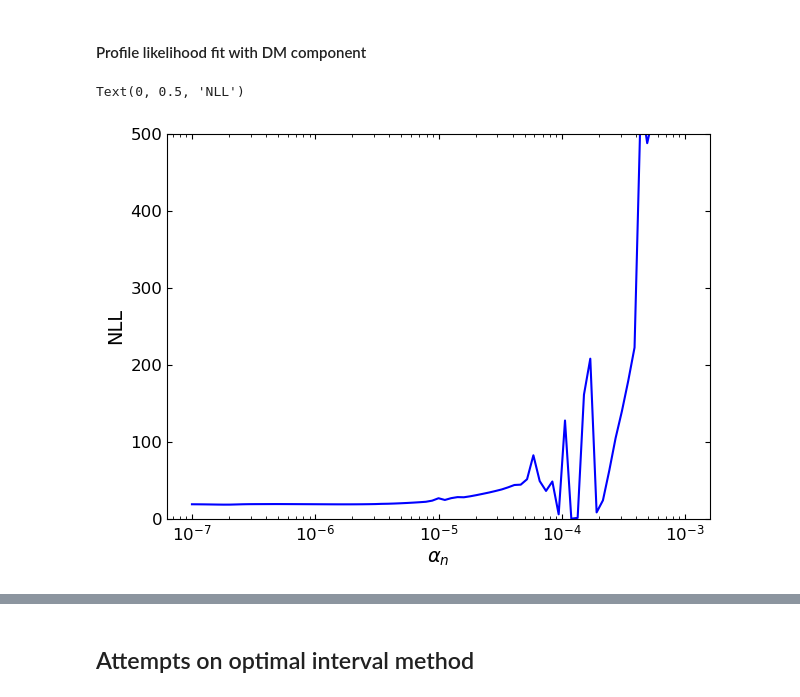
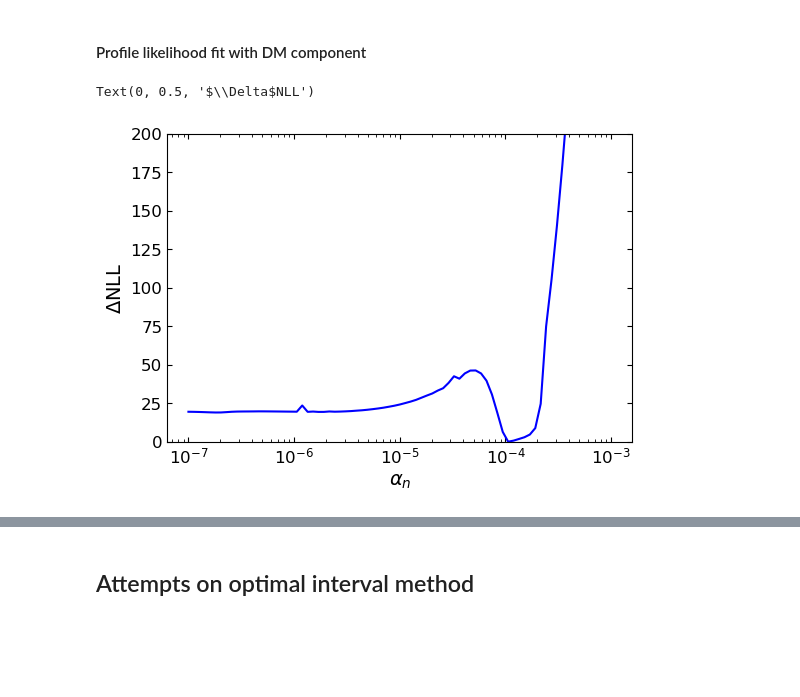
Before and after one commit to yuhants/dm_nanospheres, a Jupyter notebook: analysis_notebooks/sphere_combined_dm_analysis.ipynb, the cells around one changed output, grey strips where cells are left out. Drawn from its saved outputs; the diff is of its cells as text; code cells hidden in the pictures; blank space fills up the shorter version.

```diff
--- a/analysis_notebooks/sphere_combined_dm_analysis.ipynb
+++ b/analysis_notebooks/sphere_combined_dm_analysis.ipynb
@@ -302,34 +302,43 @@ nlls, res_x = [], []
 for i in range(79):
     drdqzn = drdqzns[11, i]
 
-    x0_bg = np.array([0.95, 223, 145])
-    nll_offset = 12101712.701790
-    bounds = [(0.9, 1), (100, 300), (0, 1000), (0.8, 1.2), (0.8, 1.2)]
+    xi_b_try = [100, 300, 500]
+    nlls_try = []
+    res_x_try = []
+    for xi in xi_b_try:
+    #     x0_bg = np.array([0.95, 223, 145])
+        x0_bg = np.array([0.95, 223, xi])
+        nll_offset = 12101712.701790
+        bounds = [(0.9, 1), (100, 300), (0, 1000), (0.8, 1.2), (0.8, 1.2)]
 
-    args = (drdqzn, bc, hist, eff_coefs, nll_offset)
+        args = (drdqzn, bc, hist, eff_coefs, nll_offset)
 
-    res = minimize(fun=lambda x: calc_nlls.nll_dm_scaled(*x, *args), x0=[*x0_bg, 1, 1],
-                    method='Nelder-Mead',
-                    bounds=bounds,
-                    options={'disp' : False,
-                            'maxiter': 50000,
-                            'maxfev': 50000,
-                            'adaptive': True,
-                            'fatol': 0.001,
-                            }
-                    )
+        res = minimize(fun=lambda x: calc_nlls.nll_dm_scaled(*x, *args), x0=[*x0_bg, 1, 1],
+                        method='Nelder-Mead',
+                        bounds=bounds,
+                        options={'disp' : False,
+                                'maxiter': 50000,
+                                'maxfev': 50000,
+                                'adaptive': True,
+                                'fatol': 0.001,
+                                }
+                        )
+        nlls_try.append(res.fun)
+        res_x_try.append(res.x)
 
-    nlls.append(res.fun)
-    res_x.append(res.x)
+    min_idx = np.argmin(np.asarray(nlls_try))
+    nlls.append(nlls_try[min_idx])
+    res_x.append(res_x_try[min_idx])
 # %%
+plt.figure(figsize=(6, 4))
 plt.plot(alpha_list, nlls-np.min(nlls), 'b')
 
-plt.ylim(0, 500)
+plt.ylim(0, 200)
 plt.xscale('log')
 plt.xlabel(r'$\alpha_n$')
-plt.ylabel('NLL')
+plt.ylabel(r'$\Delta$NLL')
 # %% [output]
-Text(0, 0.5, 'NLL')
+Text(0, 0.5, '$\\Delta$NLL')
-[figure, old version]
+[figure, new version]
 # %%
 for i in range(50, 65):
```
Also changed, not shown: parts of 8 cells of this notebook, 5 other files.
